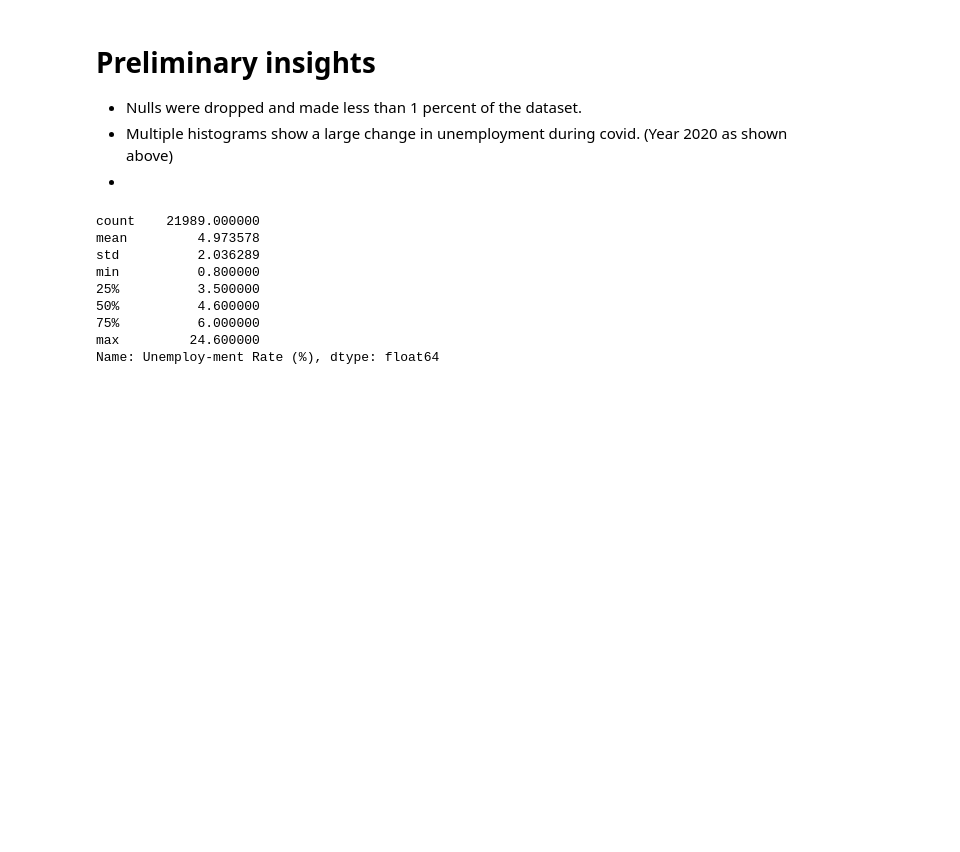
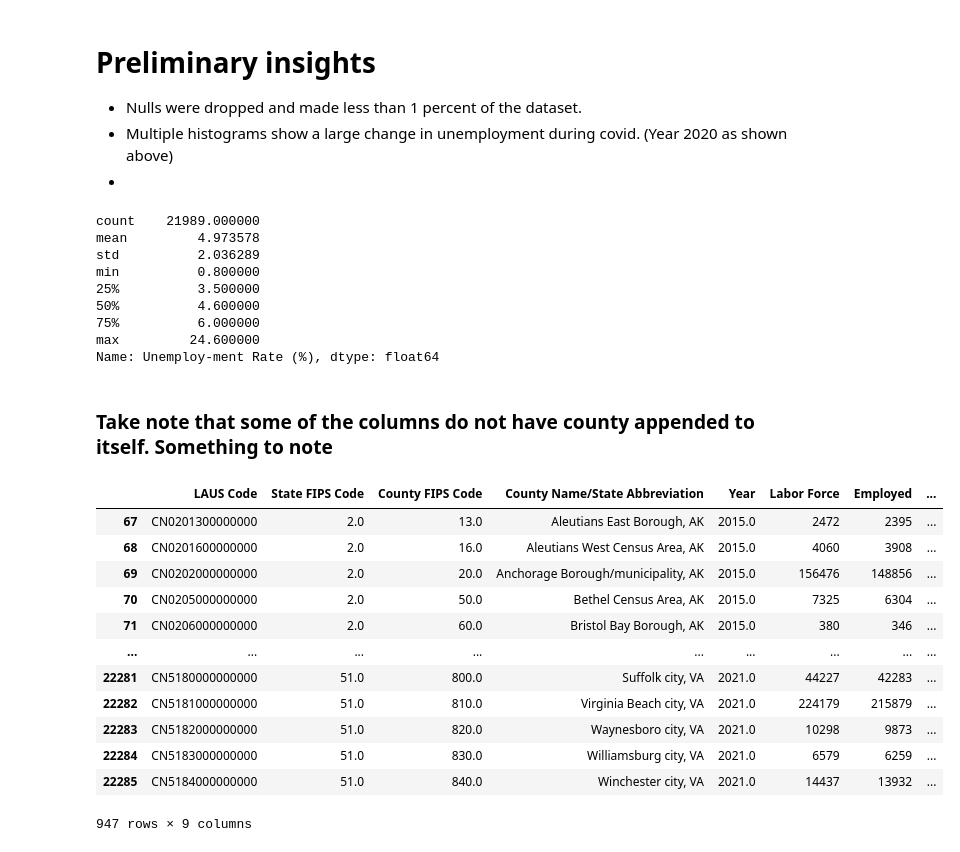
Before and after one commit to nogomez92/DS4A_Team_42, a Jupyter notebook: dataset_exploration.ipynb, the cells around one changed output. Cells and saved outputs as stored; diff of their text form; code cells hidden in the pictures; blank space fills up the shorter version.

```diff
--- a/dataset_exploration.ipynb
+++ b/dataset_exploration.ipynb
@@ -145,0 +146,19 @@ Master_df.to_csv('Unemployment_master.csv')
+# %% [markdown]
+### Take note that some of the columns do not have county appended to itself. Something to note
+# %%
+#Check that the county column has 'county' appended
+Master_df[~Master_df['County Name/State Abbreviation'].str.contains('County')]
+# %% [output]
+|  | LAUS Code | State FIPS Code | County FIPS Code | County Name/State Abbreviation | Year | Labor Force | Employed | ... |
+| 67 | CN0201300000000 | 2.0 | 13.0 | Aleutians East Borough, AK | 2015.0 | 2472 | 2395 | ... |
+| 68 | CN0201600000000 | 2.0 | 16.0 | Aleutians West Census Area, AK | 2015.0 | 4060 | 3908 | ... |
+| 69 | CN0202000000000 | 2.0 | 20.0 | Anchorage Borough/municipality, AK | 2015.0 | 156476 | 148856 | ... |
+| 70 | CN0205000000000 | 2.0 | 50.0 | Bethel Census Area, AK | 2015.0 | 7325 | 6304 | ... |
+| 71 | CN0206000000000 | 2.0 | 60.0 | Bristol Bay Borough, AK | 2015.0 | 380 | 346 | ... |
+| ... | ... | ... | ... | ... | ... | ... | ... | ... |
+| 22281 | CN5180000000000 | 51.0 | 800.0 | Suffolk city, VA | 2021.0 | 44227 | 42283 | ... |
+| 22282 | CN5181000000000 | 51.0 | 810.0 | Virginia Beach city, VA | 2021.0 | 224179 | 215879 | ... |
+| 22283 | CN5182000000000 | 51.0 | 820.0 | Waynesboro city, VA | 2021.0 | 10298 | 9873 | ... |
+| 22284 | CN5183000000000 | 51.0 | 830.0 | Williamsburg city, VA | 2021.0 | 6579 | 6259 | ... |
+| 22285 | CN5184000000000 | 51.0 | 840.0 | Winchester city, VA | 2021.0 | 14437 | 13932 | ... |
+947 rows × 9 columns
```
Also changed, not shown: parts of 2 cells of this notebook, 1 other file.
